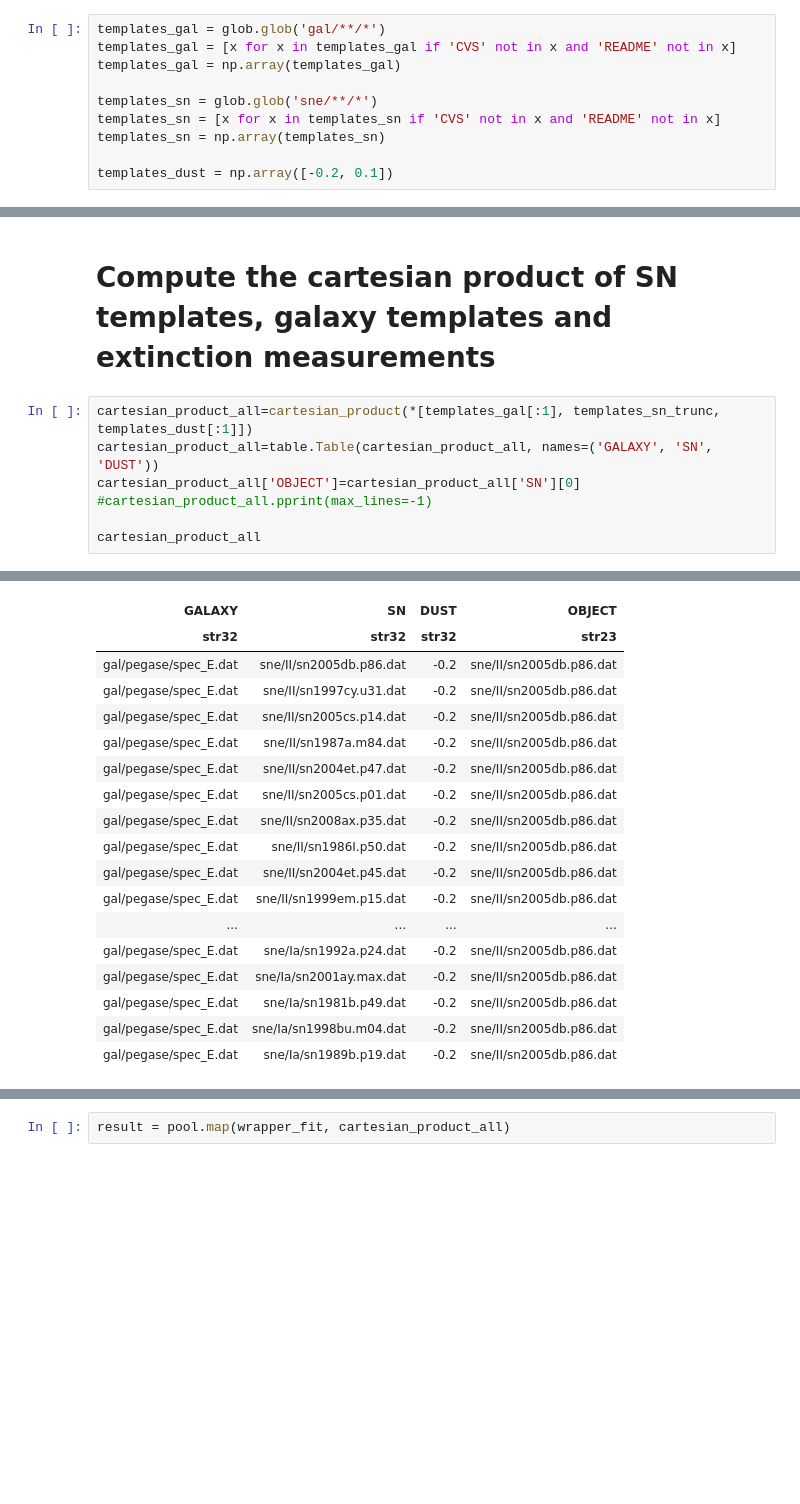
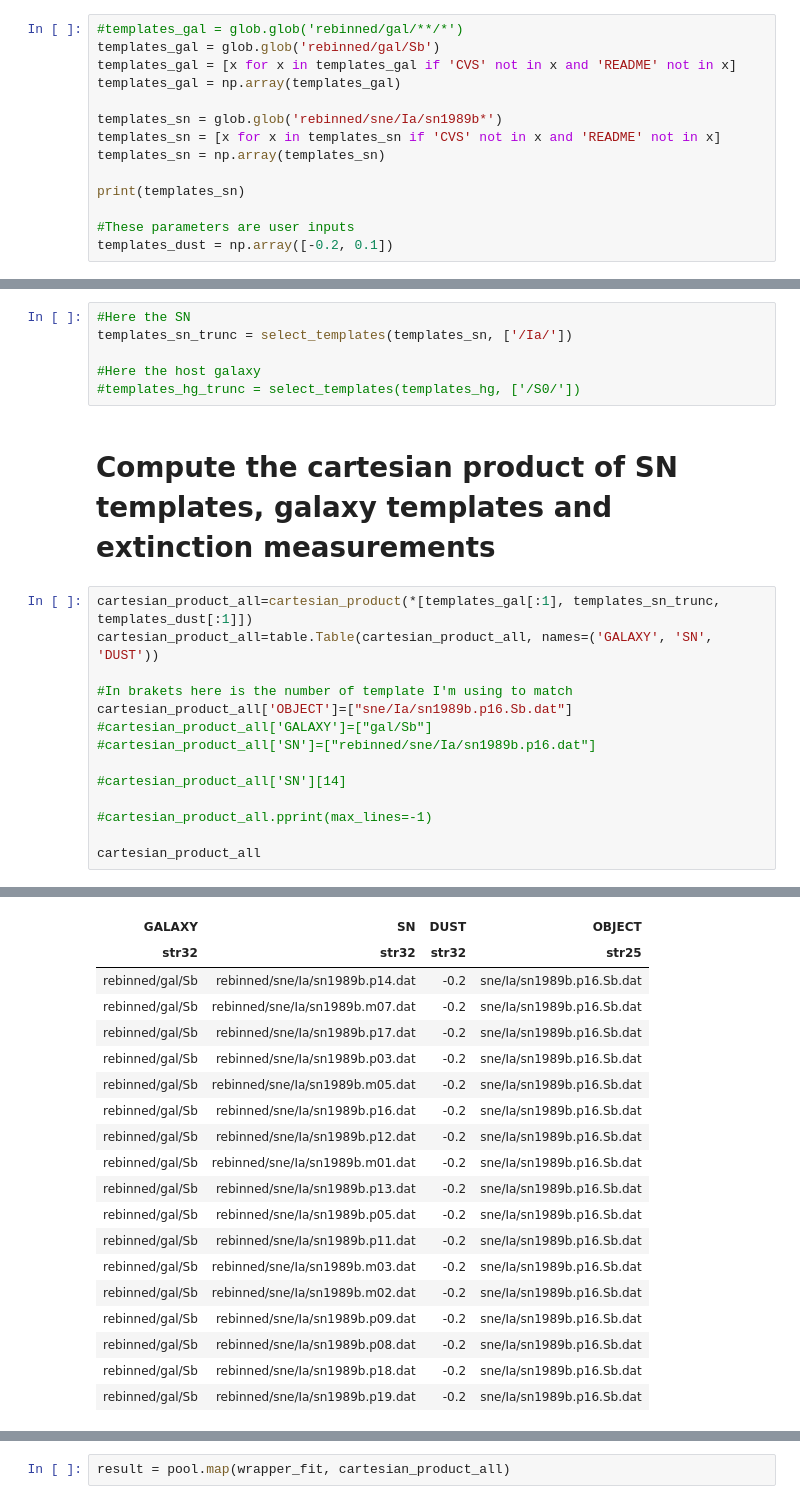
Before and after one commit to oyaron/NGSF, a Jupyter notebook: SSF_v2.ipynb, the cells around one changed output, grey strips where cells are left out. Saved outputs shown, nothing was run; the diff lists cells and outputs as text; blank space fills up the shorter version.

```diff
--- a/SSF_v2.ipynb
+++ b/SSF_v2.ipynb
@@ -209,12 +150,16 @@ def wrapper_fit(DATABASE):
 # %% [markdown]
 # Read in spectral database
 # %%
-templates_gal = glob.glob('gal/**/*')
+#templates_gal = glob.glob('rebinned/gal/**/*')
+templates_gal = glob.glob('rebinned/gal/Sb')
 templates_gal = [x for x in templates_gal if 'CVS' not in x and 'README' not in x]
 templates_gal = np.array(templates_gal)
 
-templates_sn = glob.glob('sne/**/*')
+templates_sn = glob.glob('rebinned/sne/Ia/sn1989b*')
 templates_sn = [x for x in templates_sn if 'CVS' not in x and 'README' not in x]
 templates_sn = np.array(templates_sn)
 
+print(templates_sn)
+
+#These parameters are user inputs
 templates_dust = np.array([-0.2, 0.1])
@@ -237,9 +178,22 @@ templates_sn_trunc = select_templates(templates_sn, ['/II/', '/Ia/'])
+# %%
+#Here the SN
+templates_sn_trunc = select_templates(templates_sn, ['/Ia/'])
+
+#Here the host galaxy
+#templates_hg_trunc = select_templates(templates_hg, ['/S0/'])
 # %% [markdown]
 # Compute the cartesian product of SN templates, galaxy templates and extinction measurements
 # %%
 cartesian_product_all=cartesian_product(*[templates_gal[:1], templates_sn_trunc, templates_dust[:1]])
 cartesian_product_all=table.Table(cartesian_product_all, names=('GALAXY', 'SN', 'DUST'))
-cartesian_product_all['OBJECT']=cartesian_product_all['SN'][0]
+
+#In brakets here is the number of template I'm using to match
+cartesian_product_all['OBJECT']=["sne/Ia/sn1989b.p16.Sb.dat"]
+#cartesian_product_all['GALAXY']=["gal/Sb"]
+#cartesian_product_all['SN']=["rebinned/sne/Ia/sn1989b.p16.dat"]
+
+#cartesian_product_all['SN'][14]
+
 #cartesian_product_all.pprint(max_lines=-1)
 
 cartesian_product_all
@@ -248,21 +202,22 @@ Table length=254
 | GALAXY | SN | DUST | OBJECT |
-| str32 | str32 | str32 | str23 |
-| gal/pegase/spec_E.dat | sne/II/sn2005db.p86.dat | -0.2 | sne/II/sn2005db.p86.dat |
-| gal/pegase/spec_E.dat | sne/II/sn1997cy.u31.dat | -0.2 | sne/II/sn2005db.p86.dat |
-| gal/pegase/spec_E.dat | sne/II/sn2005cs.p14.dat | -0.2 | sne/II/sn2005db.p86.dat |
-| gal/pegase/spec_E.dat | sne/II/sn1987a.m84.dat | -0.2 | sne/II/sn2005db.p86.dat |
-| gal/pegase/spec_E.dat | sne/II/sn2004et.p47.dat | -0.2 | sne/II/sn2005db.p86.dat |
-| gal/pegase/spec_E.dat | sne/II/sn2005cs.p01.dat | -0.2 | sne/II/sn2005db.p86.dat |
-| gal/pegase/spec_E.dat | sne/II/sn2008ax.p35.dat | -0.2 | sne/II/sn2005db.p86.dat |
-| gal/pegase/spec_E.dat | sne/II/sn1986I.p50.dat | -0.2 | sne/II/sn2005db.p86.dat |
-| gal/pegase/spec_E.dat | sne/II/sn2004et.p45.dat | -0.2 | sne/II/sn2005db.p86.dat |
-| gal/pegase/spec_E.dat | sne/II/sn1999em.p15.dat | -0.2 | sne/II/sn2005db.p86.dat |
-| ... | ... | ... | ... |
-| gal/pegase/spec_E.dat | sne/Ia/sn1992a.p24.dat | -0.2 | sne/II/sn2005db.p86.dat |
-| gal/pegase/spec_E.dat | sne/Ia/sn2001ay.max.dat | -0.2 | sne/II/sn2005db.p86.dat |
-| gal/pegase/spec_E.dat | sne/Ia/sn1981b.p49.dat | -0.2 | sne/II/sn2005db.p86.dat |
-| gal/pegase/spec_E.dat | sne/Ia/sn1998bu.m04.dat | -0.2 | sne/II/sn2005db.p86.dat |
-| gal/pegase/spec_E.dat | sne/Ia/sn1989b.p19.dat | -0.2 | sne/II/sn2005db.p86.dat |
+| str32 | str32 | str32 | str25 |
+| rebinned/gal/Sb | rebinned/sne/Ia/sn1989b.p14.dat | -0.2 | sne/Ia/sn1989b.p16.Sb.dat |
+| rebinned/gal/Sb | rebinned/sne/Ia/sn1989b.m07.dat | -0.2 | sne/Ia/sn1989b.p16.Sb.dat |
+| rebinned/gal/Sb | rebinned/sne/Ia/sn1989b.p17.dat | -0.2 | sne/Ia/sn1989b.p16.Sb.dat |
+| rebinned/gal/Sb | rebinned/sne/Ia/sn1989b.p03.dat | -0.2 | sne/Ia/sn1989b.p16.Sb.dat |
+| rebinned/gal/Sb | rebinned/sne/Ia/sn1989b.m05.dat | -0.2 | sne/Ia/sn1989b.p16.Sb.dat |
+| rebinned/gal/Sb | rebinned/sne/Ia/sn1989b.p16.dat | -0.2 | sne/Ia/sn1989b.p16.Sb.dat |
+| rebinned/gal/Sb | rebinned/sne/Ia/sn1989b.p12.dat | -0.2 | sne/Ia/sn1989b.p16.Sb.dat |
+| rebinned/gal/Sb | rebinned/sne/Ia/sn1989b.m01.dat | -0.2 | sne/Ia/sn1989b.p16.Sb.dat |
+| rebinned/gal/Sb | rebinned/sne/Ia/sn1989b.p13.dat | -0.2 | sne/Ia/sn1989b.p16.Sb.dat |
+| rebinned/gal/Sb | rebinned/sne/Ia/sn1989b.p05.dat | -0.2 | sne/Ia/sn1989b.p16.Sb.dat |
+| rebinned/gal/Sb | rebinned/sne/Ia/sn1989b.p11.dat | -0.2 | sne/Ia/sn1989b.p16.Sb.dat |
+| rebinned/gal/Sb | rebinned/sne/Ia/sn1989b.m03.dat | -0.2 | sne/Ia/sn1989b.p16.Sb.dat |
+| rebinned/gal/Sb | rebinned/sne/Ia/sn1989b.m02.dat | -0.2 | sne/Ia/sn1989b.p16.Sb.dat |
+| rebinned/gal/Sb | rebinned/sne/Ia/sn1989b.p09.dat | -0.2 | sne/Ia/sn1989b.p16.Sb.dat |
+| rebinned/gal/Sb | rebinned/sne/Ia/sn1989b.p08.dat | -0.2 | sne/Ia/sn1989b.p16.Sb.dat |
+| rebinned/gal/Sb | rebinned/sne/Ia/sn1989b.p18.dat | -0.2 | sne/Ia/sn1989b.p16.Sb.dat |
+| rebinned/gal/Sb | rebinned/sne/Ia/sn1989b.p19.dat | -0.2 | sne/Ia/sn1989b.p16.Sb.dat |
 # %%
 index_array=range(len(cartesian_product_all))
 index_array
```
Also changed, not shown: parts of 29 cells of this notebook.
